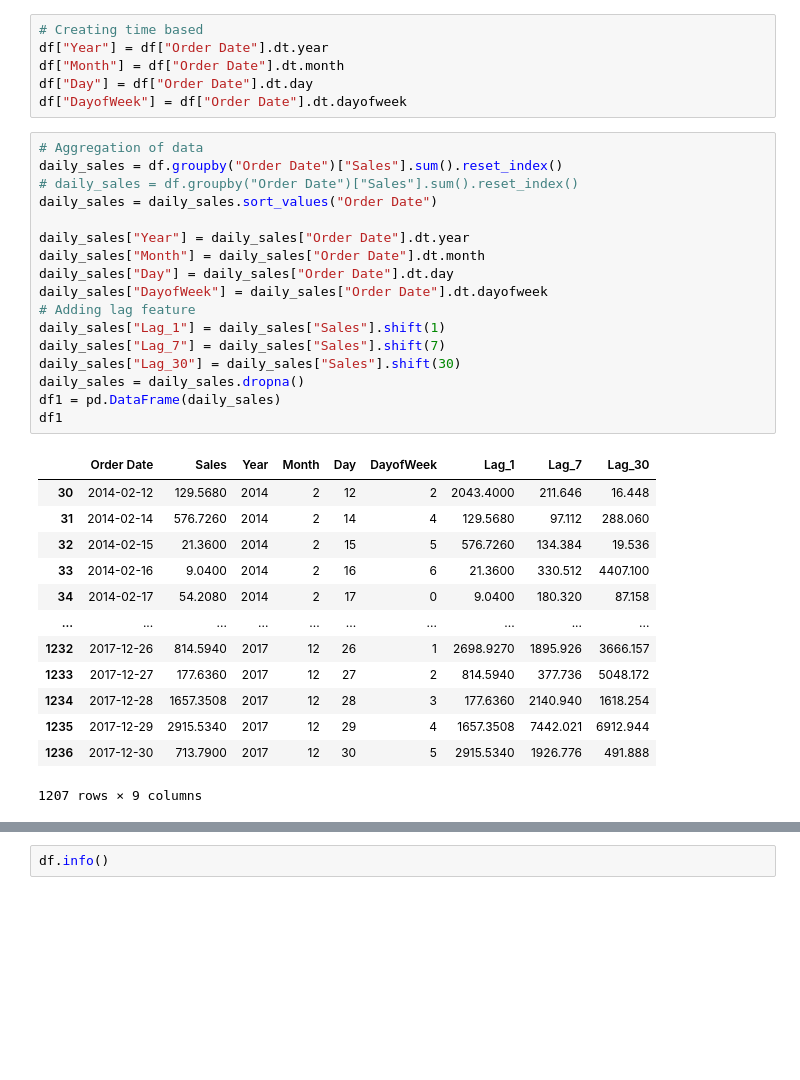
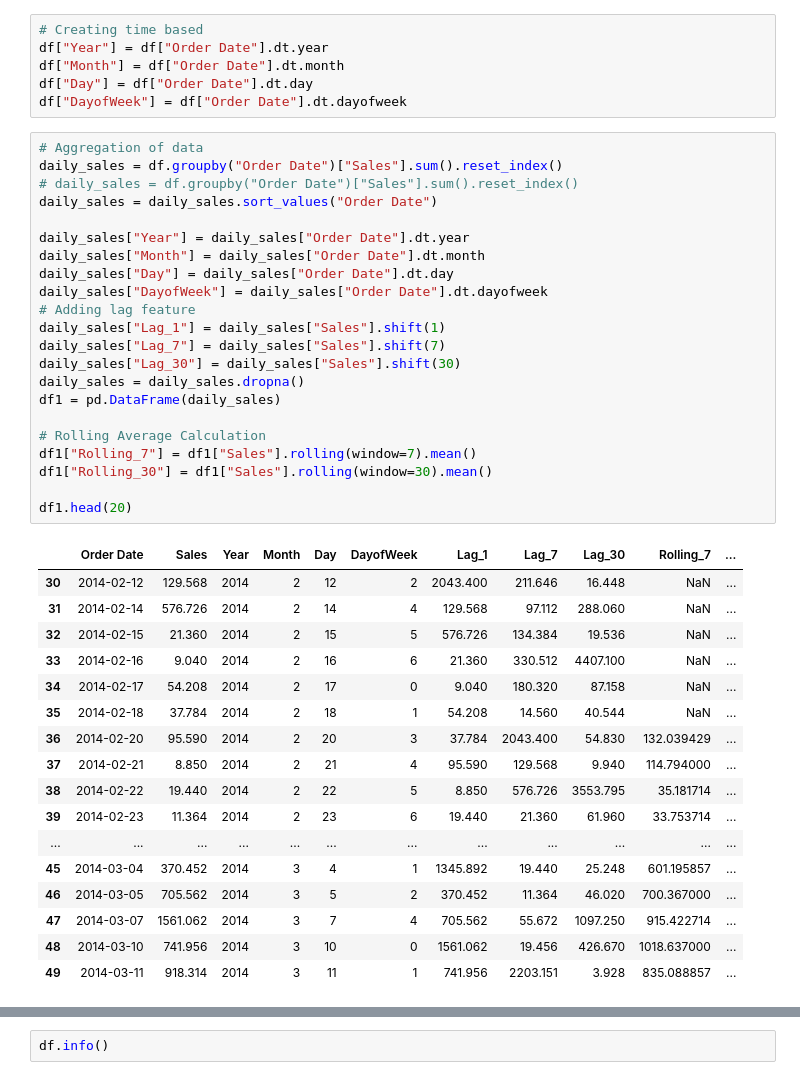
Before and after one commit to ayushporwal2006/FUTURE_ML_01, a Jupyter notebook: Task_1.ipynb, the cells around one changed output, grey strips where cells are left out. Drawn from its saved outputs; the diff is of its cells as text; blank space fills up the shorter version.

```diff
--- a/Task_1.ipynb
+++ b/Task_1.ipynb
@@ -39,34 +39,43 @@ df["DayofWeek"] = df["Order Date"].dt.dayofweek
 # %%
 # Aggregation of data
 daily_sales = df.groupby("Order Date")["Sales"].sum().reset_index()
 # daily_sales = df.groupby("Order Date")["Sales"].sum().reset_index()
 daily_sales = daily_sales.sort_values("Order Date")
 
 daily_sales["Year"] = daily_sales["Order Date"].dt.year
 daily_sales["Month"] = daily_sales["Order Date"].dt.month
 daily_sales["Day"] = daily_sales["Order Date"].dt.day
 daily_sales["DayofWeek"] = daily_sales["Order Date"].dt.dayofweek
 # Adding lag feature
 daily_sales["Lag_1"] = daily_sales["Sales"].shift(1)
 daily_sales["Lag_7"] = daily_sales["Sales"].shift(7)
 daily_sales["Lag_30"] = daily_sales["Sales"].shift(30)
 daily_sales = daily_sales.dropna()
 df1 = pd.DataFrame(daily_sales)
-df1
+
+# Rolling Average Calculation
+df1["Rolling_7"] = df1["Sales"].rolling(window=7).mean()
+df1["Rolling_30"] = df1["Sales"].rolling(window=30).mean()
+
+df1.head(20)
 # %% [output]
-|  | Order Date | Sales | Year | Month | Day | DayofWeek | Lag_1 | Lag_7 | Lag_30 |
-| 30 | 2014-02-12 | 129.5680 | 2014 | 2 | 12 | 2 | 2043.4000 | 211.646 | 16.448 |
-| 31 | 2014-02-14 | 576.7260 | 2014 | 2 | 14 | 4 | 129.5680 | 97.112 | 288.060 |
-| 32 | 2014-02-15 | 21.3600 | 2014 | 2 | 15 | 5 | 576.7260 | 134.384 | 19.536 |
-| 33 | 2014-02-16 | 9.0400 | 2014 | 2 | 16 | 6 | 21.3600 | 330.512 | 4407.100 |
-| 34 | 2014-02-17 | 54.2080 | 2014 | 2 | 17 | 0 | 9.0400 | 180.320 | 87.158 |
-| ... | ... | ... | ... | ... | ... | ... | ... | ... | ... |
-| 1232 | 2017-12-26 | 814.5940 | 2017 | 12 | 26 | 1 | 2698.9270 | 1895.926 | 3666.157 |
-| 1233 | 2017-12-27 | 177.6360 | 2017 | 12 | 27 | 2 | 814.5940 | 377.736 | 5048.172 |
-| 1234 | 2017-12-28 | 1657.3508 | 2017 | 12 | 28 | 3 | 177.6360 | 2140.940 | 1618.254 |
-| 1235 | 2017-12-29 | 2915.5340 | 2017 | 12 | 29 | 4 | 1657.3508 | 7442.021 | 6912.944 |
-| 1236 | 2017-12-30 | 713.7900 | 2017 | 12 | 30 | 5 | 2915.5340 | 1926.776 | 491.888 |
+|  | Order Date | Sales | Year | Month | Day | DayofWeek | Lag_1 | Lag_7 | Lag_30 | Rolling_7 | ... |
+| 30 | 2014-02-12 | 129.568 | 2014 | 2 | 12 | 2 | 2043.400 | 211.646 | 16.448 | NaN | ... |
+| 31 | 2014-02-14 | 576.726 | 2014 | 2 | 14 | 4 | 129.568 | 97.112 | 288.060 | NaN | ... |
+| 32 | 2014-02-15 | 21.360 | 2014 | 2 | 15 | 5 | 576.726 | 134.384 | 19.536 | NaN | ... |
+| 33 | 2014-02-16 | 9.040 | 2014 | 2 | 16 | 6 | 21.360 | 330.512 | 4407.100 | NaN | ... |
+| 34 | 2014-02-17 | 54.208 | 2014 | 2 | 17 | 0 | 9.040 | 180.320 | 87.158 | NaN | ... |
+| 35 | 2014-02-18 | 37.784 | 2014 | 2 | 18 | 1 | 54.208 | 14.560 | 40.544 | NaN | ... |
+| 36 | 2014-02-20 | 95.590 | 2014 | 2 | 20 | 3 | 37.784 | 2043.400 | 54.830 | 132.039429 | ... |
+| 37 | 2014-02-21 | 8.850 | 2014 | 2 | 21 | 4 | 95.590 | 129.568 | 9.940 | 114.794000 | ... |
+| 38 | 2014-02-22 | 19.440 | 2014 | 2 | 22 | 5 | 8.850 | 576.726 | 3553.795 | 35.181714 | ... |
+| 39 | 2014-02-23 | 11.364 | 2014 | 2 | 23 | 6 | 19.440 | 21.360 | 61.960 | 33.753714 | ... |
+| ... | ... | ... | ... | ... | ... | ... | ... | ... | ... | ... | ... |
+| 45 | 2014-03-04 | 370.452 | 2014 | 3 | 4 | 1 | 1345.892 | 19.440 | 25.248 | 601.195857 | ... |
+| 46 | 2014-03-05 | 705.562 | 2014 | 3 | 5 | 2 | 370.452 | 11.364 | 46.020 | 700.367000 | ... |
+| 47 | 2014-03-07 | 1561.062 | 2014 | 3 | 7 | 4 | 705.562 | 55.672 | 1097.250 | 915.422714 | ... |
+| 48 | 2014-03-10 | 741.956 | 2014 | 3 | 10 | 0 | 1561.062 | 19.456 | 426.670 | 1018.637000 | ... |
+| 49 | 2014-03-11 | 918.314 | 2014 | 3 | 11 | 1 | 741.956 | 2203.151 | 3.928 | 835.088857 | ... |
-1207 rows × 9 columns
 # %%
 df1.isnull().sum()
 # df = pd.get_dummies(df, columns=["Ship Mode","Region","Category","Segment"], dtype=int)
```
Also changed, not shown: parts of 16 cells of this notebook.
